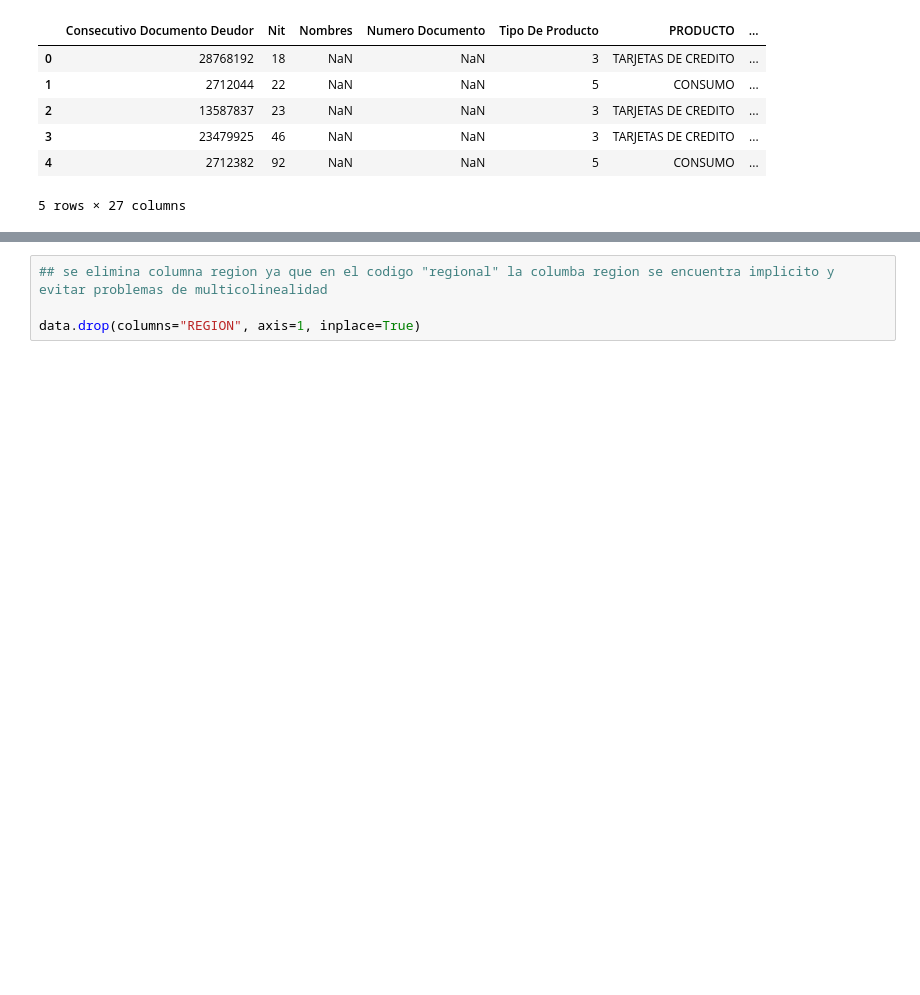
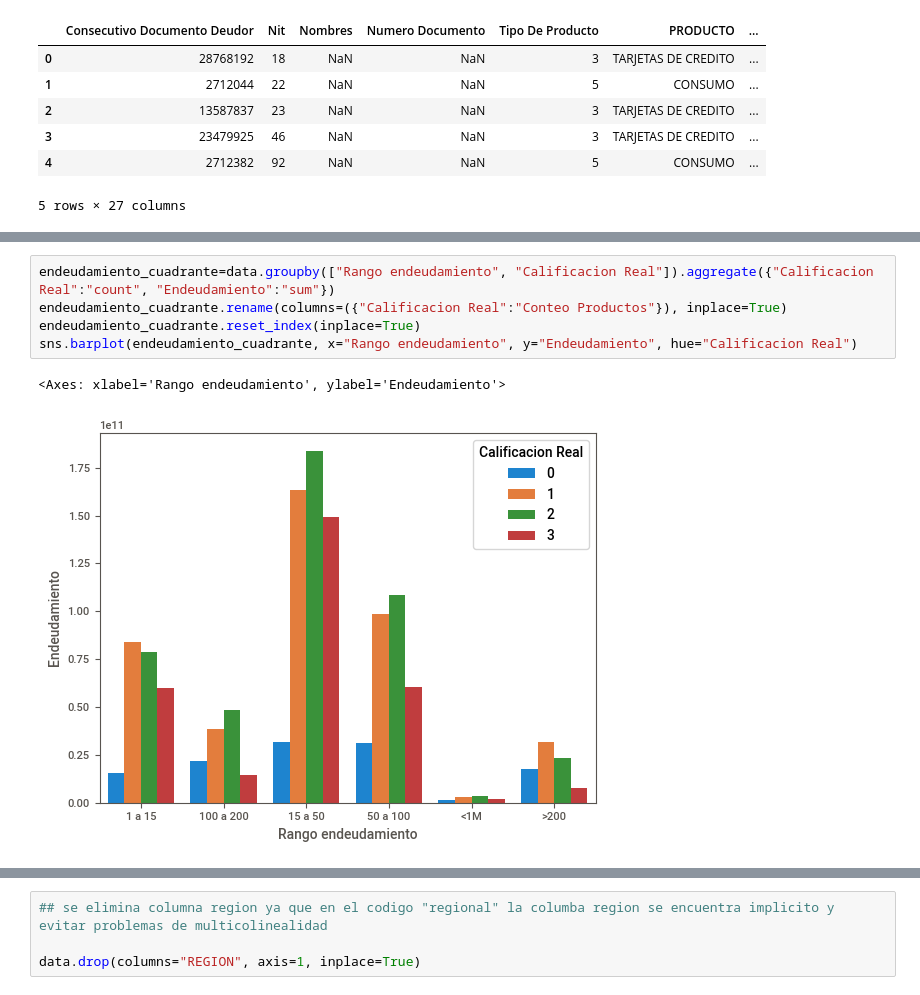
Before and after one commit to CarlosBaez11/RetoTecnologico-Eafit, a Jupyter notebook: Copia_de_ProyectoTecnologico.ipynb, the cells around one changed output, grey strips where cells are left out. Drawn from its saved outputs; the diff is of its cells as text; blank space fills up the shorter version.

```diff
--- a/Copia_de_ProyectoTecnologico.ipynb
+++ b/Copia_de_ProyectoTecnologico.ipynb
@@ -82,0 +150,8 @@ data["Fecha De Perfeccionamiento"]=data["Fecha De Perfeccionamiento"].dt.month
+# %%
+endeudamiento_cuadrante=data.groupby(["Rango endeudamiento", "Calificacion Real"]).aggregate({"Calificacion Real":"count", "Endeudamiento":"sum"})
+endeudamiento_cuadrante.rename(columns=({"Calificacion Real":"Conteo Productos"}), inplace=True)
+endeudamiento_cuadrante.reset_index(inplace=True)
+sns.barplot(endeudamiento_cuadrante, x="Rango endeudamiento", y="Endeudamiento", hue="Calificacion Real")
+# %% [output]
+<Axes: xlabel='Rango endeudamiento', ylabel='Endeudamiento'>
+[figure, added]
```
Also changed, not shown: parts of 49 cells of this notebook.
